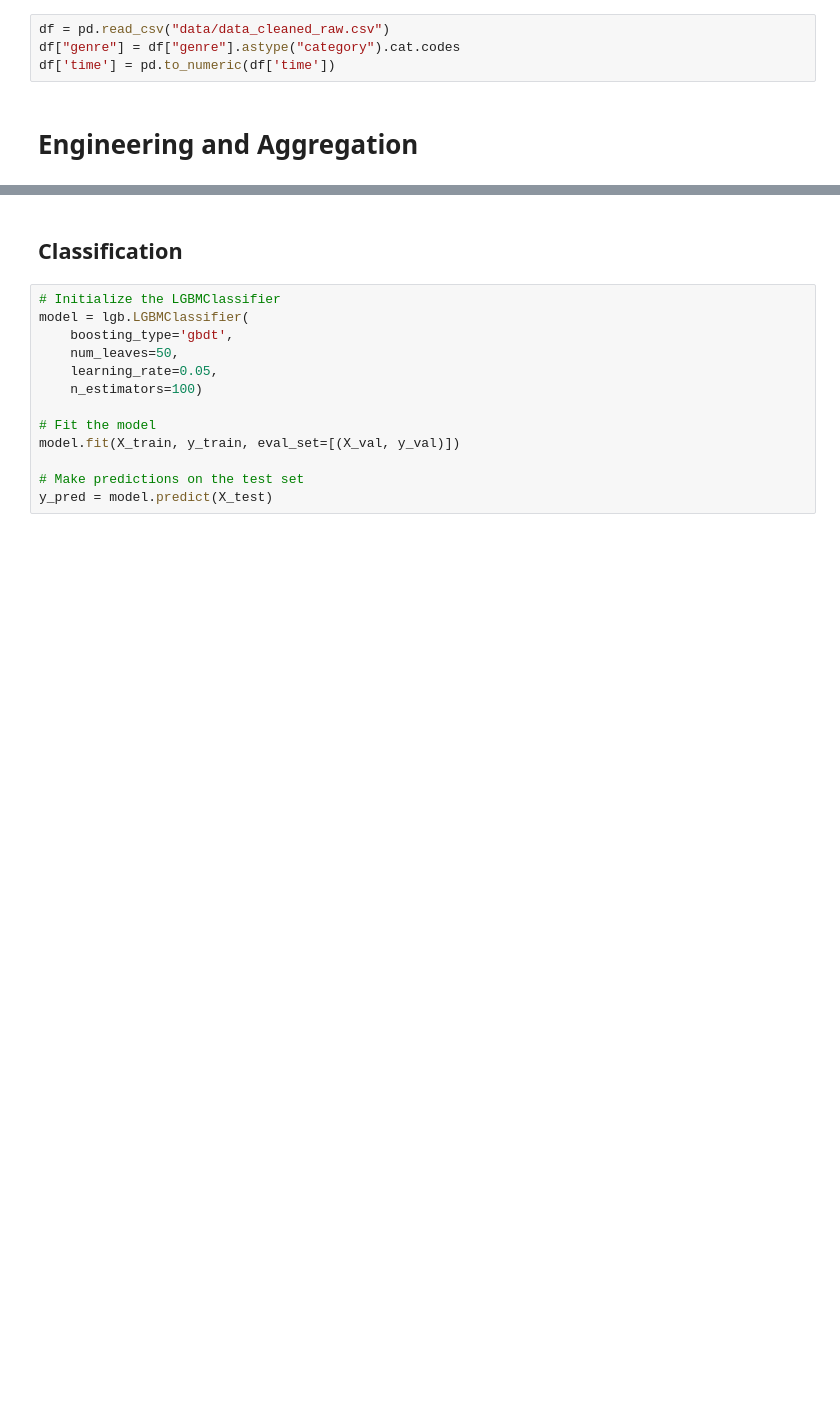
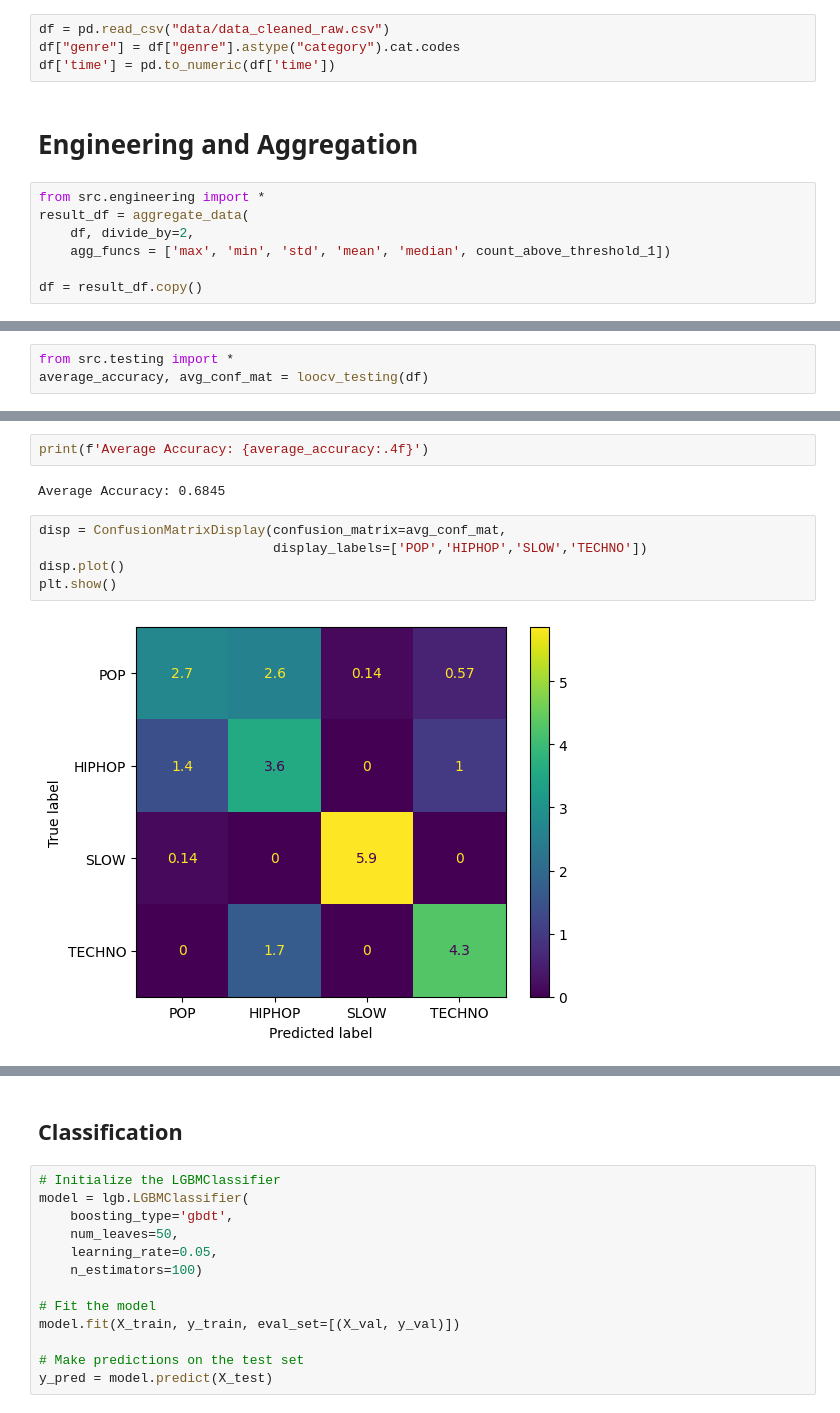
Before and after one commit to ardaergin/ML4QS, a Jupyter notebook: engineering.ipynb, the cells around one changed output, grey strips where cells are left out. Saved outputs shown, nothing was run; the diff lists cells and outputs as text; blank space fills up the shorter version.

Commit message:
engineering changes

```diff
--- a/engineering.ipynb
+++ b/engineering.ipynb
@@ -21,3 +21,10 @@ df["genre"] = df["genre"].astype("category").cat.codes
 df['time'] = pd.to_numeric(df['time'])
 # %% [markdown]
 # Engineering and Aggregation
+# %%
+from src.engineering import *
+result_df = aggregate_data(
+    df, divide_by=2,
+    agg_funcs = ['max', 'min', 'std', 'mean', 'median', count_above_threshold_1])
+
+df = result_df.copy()
@@ -23,0 +33,3 @@ df['time'] = pd.to_numeric(df['time'])
+# %%
+from src.testing import *
+average_accuracy, avg_conf_mat = loocv_testing(df)
@@ -24,3 +54,14 @@ df['time'] = pd.to_numeric(df['time'])
+# %%
+print(f'Average Accuracy: {average_accuracy:.4f}')
+# %% [output]
+Average Accuracy: 0.6845
+# %%
+disp = ConfusionMatrixDisplay(confusion_matrix=avg_conf_mat,
+                              display_labels=['POP','HIPHOP','SLOW','TECHNO'])
+disp.plot()
+plt.show()
+# %% [output]
+[figure, added]
 # %%
 def map_name_to_good_dancer(name):
     if name in ["arda", "sietske", "luna"]:
```
Also changed, not shown: parts of 10 cells of this notebook, 2 other files.
